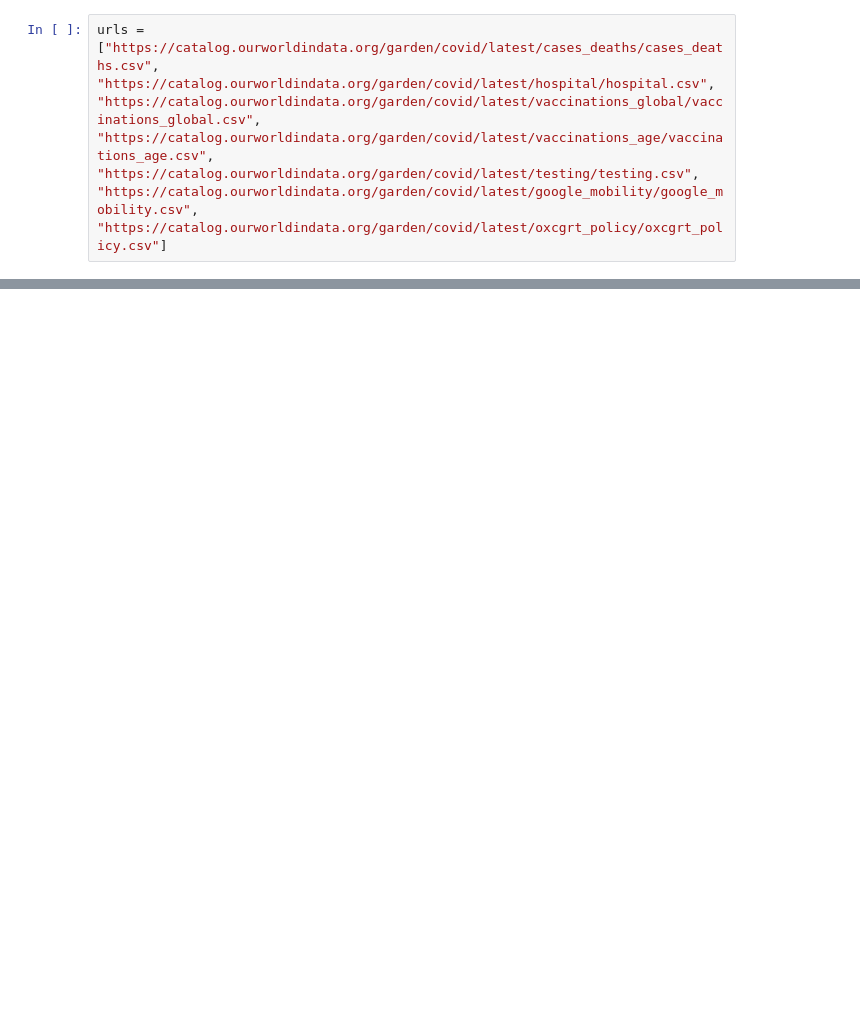
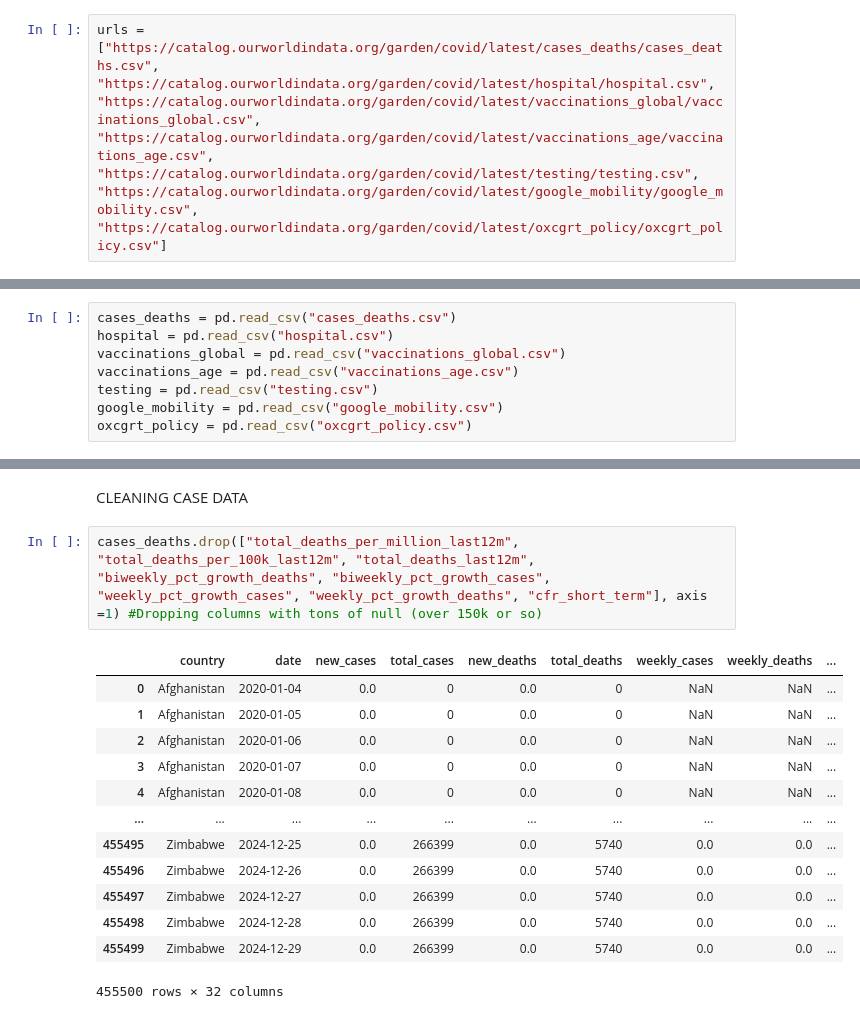
Before and after one commit to ArunKrishnan09/Covid-Analysis, a Jupyter notebook: Covid_analysis.ipynb, the cells around one changed output, grey strips where cells are left out. Cells and saved outputs as stored; diff of their text form; blank space fills up the shorter version.

```diff
--- a/Covid_analysis.ipynb
+++ b/Covid_analysis.ipynb
@@ -19,0 +55,8 @@ urls = ["https://catalog.ourworldindata.org/garden/covid/latest/cases_deaths/cas
+# %%
+cases_deaths = pd.read_csv("cases_deaths.csv")
+hospital = pd.read_csv("hospital.csv")
+vaccinations_global = pd.read_csv("vaccinations_global.csv")
+vaccinations_age = pd.read_csv("vaccinations_age.csv")
+testing = pd.read_csv("testing.csv")
+google_mobility = pd.read_csv("google_mobility.csv")
+oxcgrt_policy = pd.read_csv("oxcgrt_policy.csv")
@@ -19,0 +86,18 @@ urls = ["https://catalog.ourworldindata.org/garden/covid/latest/cases_deaths/cas
+# %% [markdown]
+CLEANING CASE DATA
+# %%
+cases_deaths.drop(["total_deaths_per_million_last12m", "total_deaths_per_100k_last12m", "total_deaths_last12m", "biweekly_pct_growth_deaths", "biweekly_pct_growth_cases", "weekly_pct_growth_cases", "weekly_pct_growth_deaths", "cfr_short_term"], axis =1) #Dropping columns with tons of null (over 150k or so)
+# %% [output]
+|  | country | date | new_cases | total_cases | new_deaths | total_deaths | weekly_cases | weekly_deaths | ... |
+| 0 | Afghanistan | 2020-01-04 | 0.0 | 0 | 0.0 | 0 | NaN | NaN | ... |
+| 1 | Afghanistan | 2020-01-05 | 0.0 | 0 | 0.0 | 0 | NaN | NaN | ... |
+| 2 | Afghanistan | 2020-01-06 | 0.0 | 0 | 0.0 | 0 | NaN | NaN | ... |
+| 3 | Afghanistan | 2020-01-07 | 0.0 | 0 | 0.0 | 0 | NaN | NaN | ... |
+| 4 | Afghanistan | 2020-01-08 | 0.0 | 0 | 0.0 | 0 | NaN | NaN | ... |
+| ... | ... | ... | ... | ... | ... | ... | ... | ... | ... |
+| 455495 | Zimbabwe | 2024-12-25 | 0.0 | 266399 | 0.0 | 5740 | 0.0 | 0.0 | ... |
+| 455496 | Zimbabwe | 2024-12-26 | 0.0 | 266399 | 0.0 | 5740 | 0.0 | 0.0 | ... |
+| 455497 | Zimbabwe | 2024-12-27 | 0.0 | 266399 | 0.0 | 5740 | 0.0 | 0.0 | ... |
+| 455498 | Zimbabwe | 2024-12-28 | 0.0 | 266399 | 0.0 | 5740 | 0.0 | 0.0 | ... |
+| 455499 | Zimbabwe | 2024-12-29 | 0.0 | 266399 | 0.0 | 5740 | 0.0 | 0.0 | ... |
+455500 rows × 32 columns
```
Also changed, not shown: parts of 10 cells of this notebook.
